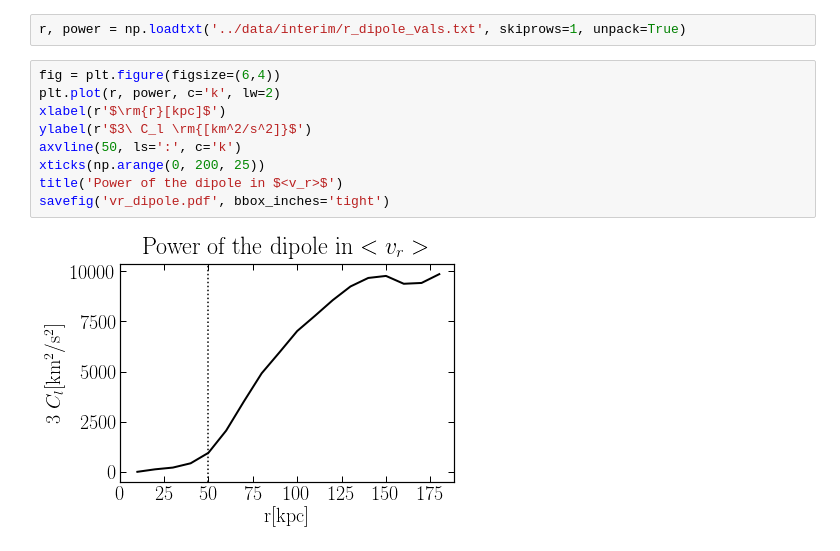
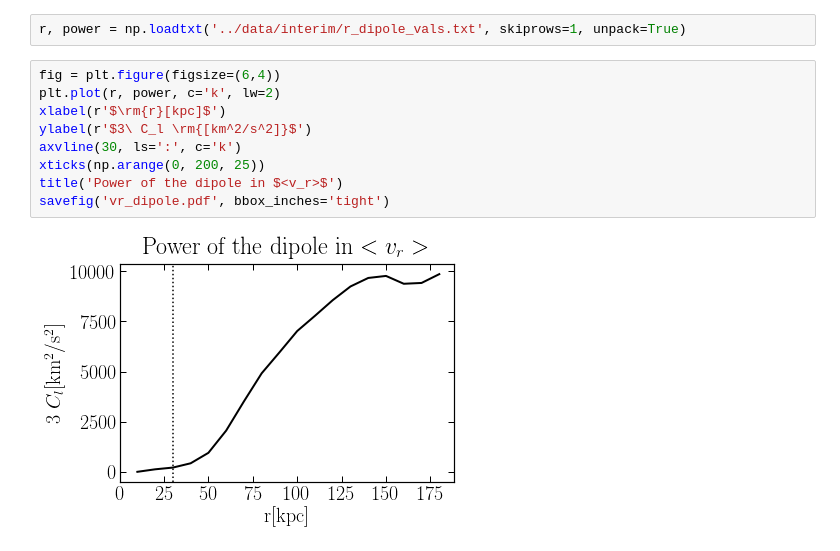
Before and after one commit to jngaravitoc/MW-LMC-SCF, a Jupyter notebook: notebooks/vr_power.ipynb, the cells around one changed output. Saved outputs shown, nothing was run; the diff lists cells and outputs as text.

Commit message:
update in figures

```diff
--- a/notebooks/vr_power.ipynb
+++ b/notebooks/vr_power.ipynb
@@ -10,11 +10,11 @@ r, power = np.loadtxt('../data/interim/r_dipole_vals.txt', skiprows=1, unpack=Tr
 # %%
 fig = plt.figure(figsize=(6,4))
 plt.plot(r, power, c='k', lw=2)
 xlabel(r'$\rm{r}[kpc]$')
 ylabel(r'$3\ C_l \rm{[km^2/s^2]}$')
-axvline(50, ls=':', c='k')
+axvline(30, ls=':', c='k')
 xticks(np.arange(0, 200, 25))
 title('Power of the dipole in $<v_r>$')
 savefig('vr_dipole.pdf', bbox_inches='tight')
 # %% [output]
-[figure, old version]
+[figure, new version]
```
Also changed, not shown: parts of 2 cells of this notebook, 1 other file.
